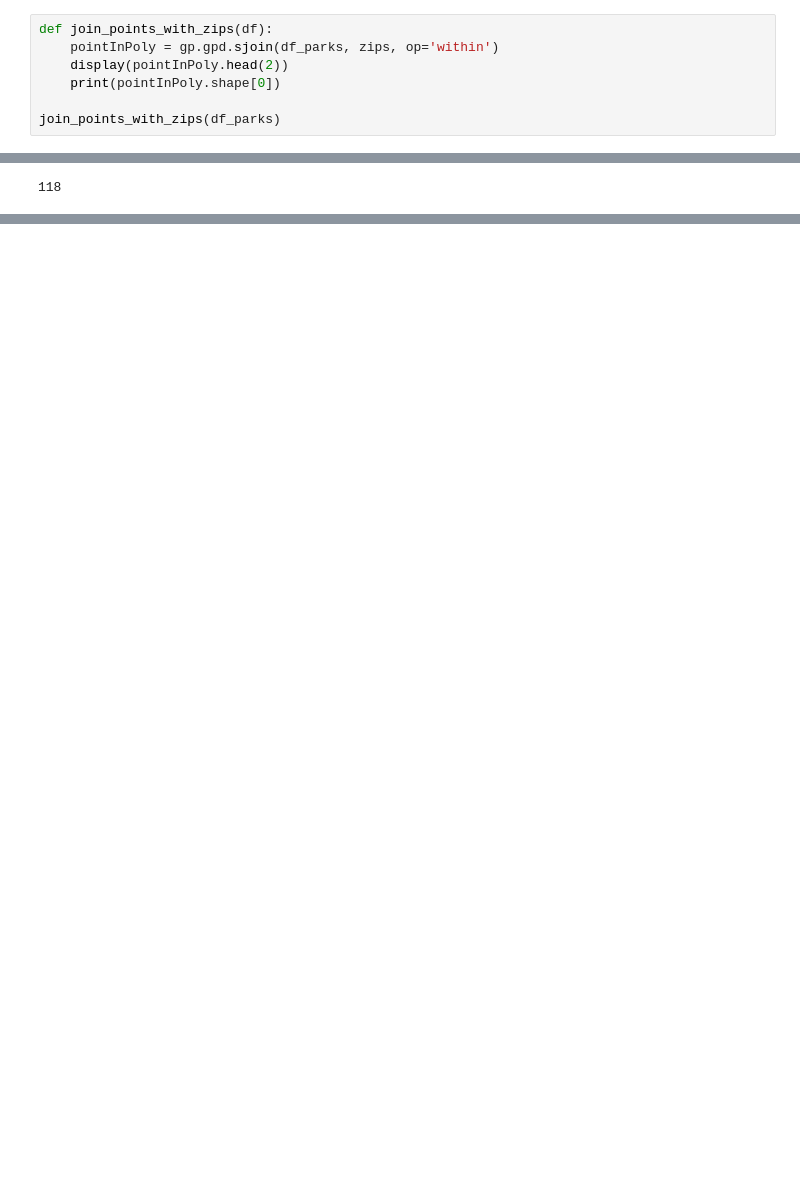
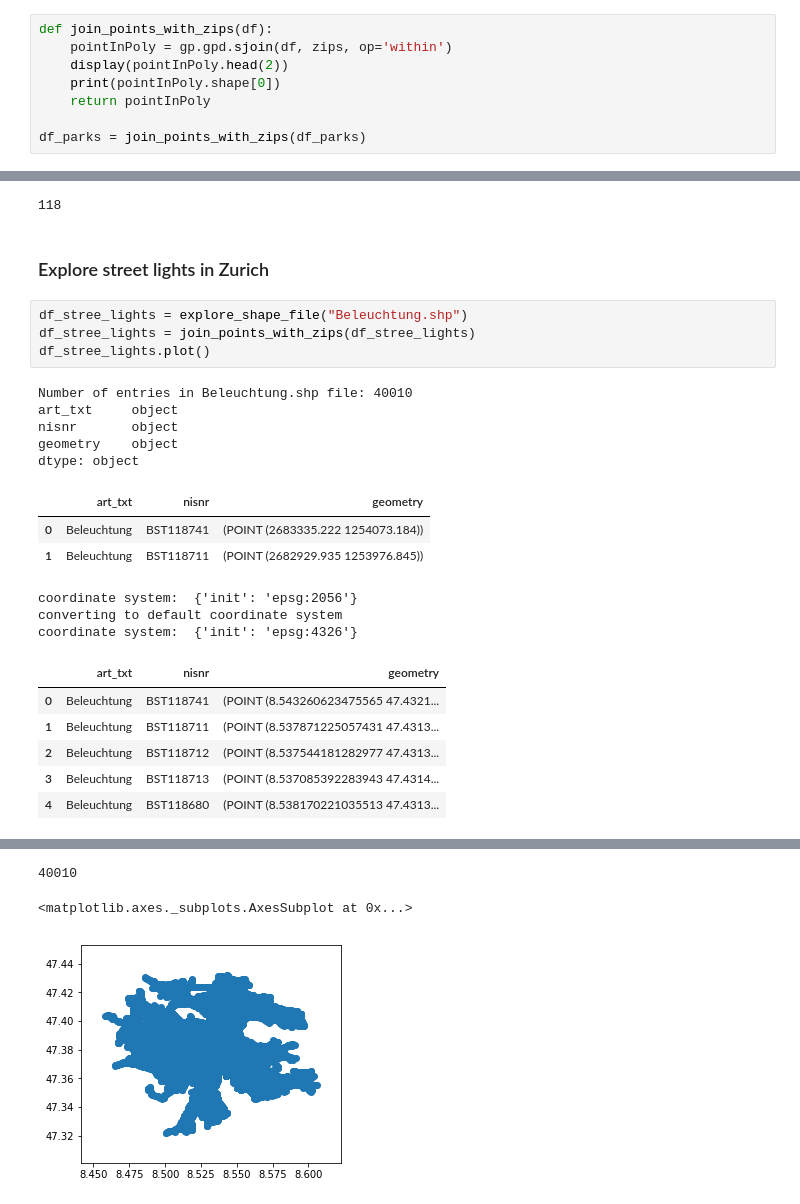
Before and after one commit to MLortki/ADA2018-Project-Quality-of-Space-AMG, a Jupyter notebook: External Dataset Preprocessing.ipynb, the cells around one changed output, grey strips where cells are left out. Saved outputs shown, nothing was run; the diff lists cells and outputs as text; blank space fills up the shorter version.

Commit message:
street lights

```diff
--- a/External Dataset Preprocessing.ipynb
+++ b/External Dataset Preprocessing.ipynb
@@ -92,13 +92,38 @@ coordinate system:  {'init': 'epsg:4326'}
 [figure]
 # %%
 def join_points_with_zips(df):
-    pointInPoly = gp.gpd.sjoin(df_parks, zips, op='within')
+    pointInPoly = gp.gpd.sjoin(df, zips, op='within')
     display(pointInPoly.head(2))
     print(pointInPoly.shape[0])
+    return pointInPoly
 
-join_points_with_zips(df_parks)
+df_parks = join_points_with_zips(df_parks)
 # %% [output]
 |  | infrastruk | name | www | geometry | index_right | UUID | OS_UUID | STATUS | INAEND | ZIP | ... |
 | 0 | Behinderten-WC;NULL | Hardaupark | None | POINT (8.50940278693184 47.379580... | 3221 | {F9E59568-E19E-47A4-9022-C0C1C587... | {59B3988C-142E-4FA5-804F-7B123270... | real | nein | 8004 | ... |
 | 14 | Besuchenden-WC;NULL | Kasernenareal | http://www.stadt-zuerich.ch/ted/d... | POINT (8.531864674159614 47.37643... | 3221 | {F9E59568-E19E-47A4-9022-C0C1C587... | {59B3988C-142E-4FA5-804F-7B123270... | real | nein | 8004 | ... |
 118
+# %% [markdown]
+### Explore street lights in Zurich
+# %%
+df_stree_lights = explore_shape_file("Beleuchtung.shp")
+df_stree_lights = join_points_with_zips(df_stree_lights)
+df_stree_lights.plot()
+# %% [output]
+Number of entries in Beleuchtung.shp file: 40010
+art_txt     object
+nisnr       object
+geometry    object
+dtype: object
+|  | art_txt | nisnr | geometry |
+| 0 | Beleuchtung | BST118741 | (POINT (2683335.222 1254073.184)) |
+| 1 | Beleuchtung | BST118711 | (POINT (2682929.935 1253976.845)) |
+coordinate system:  {'init': 'epsg:2056'}
+converting to default coordinate system
+coordinate system:  {'init': 'epsg:4326'}
+|  | art_txt | nisnr | geometry |
+| 0 | Beleuchtung | BST118741 | (POINT (8.543260623475565 47.4321... |
+| 1 | Beleuchtung | BST118711 | (POINT (8.537871225057431 47.4313... |
+| 2 | Beleuchtung | BST118712 | (POINT (8.537544181282977 47.4313... |
+| 3 | Beleuchtung | BST118713 | (POINT (8.537085392283943 47.4314... |
+| 4 | Beleuchtung | BST118680 | (POINT (8.538170221035513 47.4313... |
@@ -104,0 +133,3 @@ join_points_with_zips(df_parks)
+40010
+<matplotlib.axes._subplots.AxesSubplot at 0x...>
+[figure, added]
```
Also changed, not shown: parts of 1 cell of this notebook, 1 other file.
